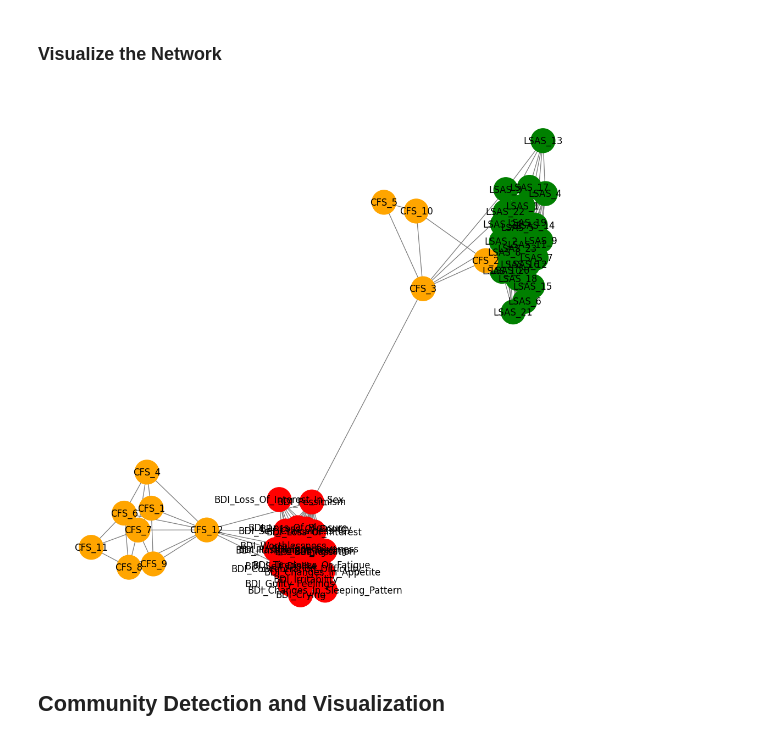
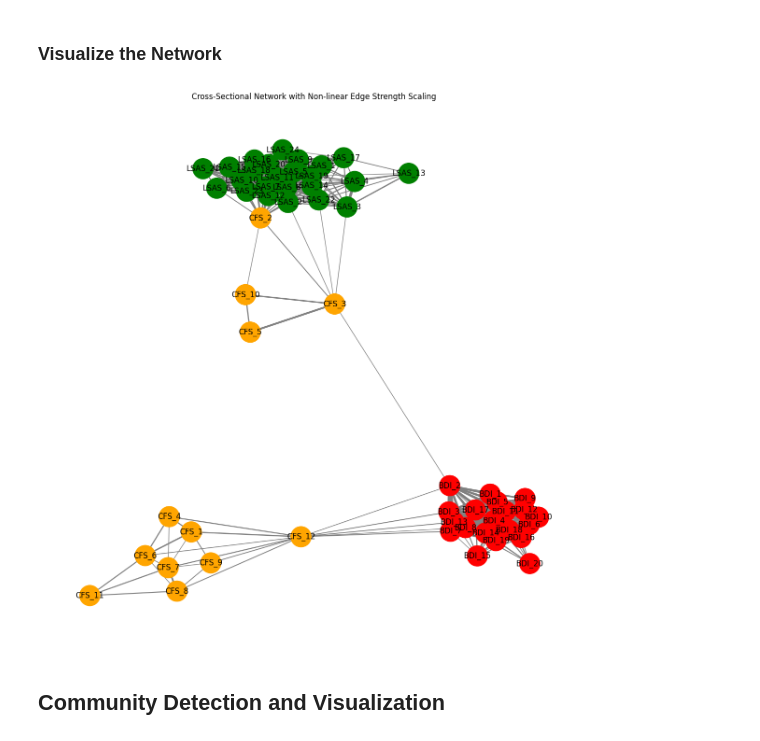
Before and after one commit to madisonlaprise/Senior_Thesis, a Jupyter notebook: Cross-Sectional/Question_Network_Standardized.ipynb, the cells around one changed output. Saved outputs shown, nothing was run; the diff lists cells and outputs as text; code cells hidden in the pictures.

```diff
--- a/Cross-Sectional/Question_Network_Standardized.ipynb
+++ b/Cross-Sectional/Question_Network_Standardized.ipynb
@@ -33,6 +33,10 @@ df_subset[reverse_columns] = 7 - df_subset[reverse_columns]
 
 # Reverse the direction of all CFS columns by multiplying by -1
 df_subset[cfs_columns] = df_subset[cfs_columns] * -1
+
+# Renaming the BDI columns to BDI_1, BDI_2, etc. based on the order they appear
+bdi_columns = [f"BDI_{i+1}" for i in range(len(bdi_columns))]
+df_subset.columns = lsas_columns + cfs_columns + bdi_columns
 
 
 # Define a function to standardize values
@@ -108,36 +112,43 @@ Number of edges: 444
 # %%
 import networkx as nx
 import matplotlib.pyplot as plt
 
 
 # Define a function to color nodes based on their survey type
 def get_node_color(node):
     if "LSAS" in node:
         return 'green'
     elif "CFS" in node:
         return 'orange'
     elif "BDI" in node:
         return 'red'
     else:
         return 'gray'  # Default color for unrecognized nodes
 
 # Assign colors to nodes based on their labels
 node_colors = [get_node_color(node) for node in G.nodes]
 
-# Define node positions using spring layout
-pos = nx.spring_layout(G)  # You can also try other layouts like nx.circular_layout(G)
+# Extract edge weights for edge thickness and apply non-linear scaling
+edge_weights = [G[u][v]['weight'] for u, v in G.edges()]
+scaled_weights = [abs(weight)**3 *15 for weight in edge_weights]  # Non-linear scaling
+# Cube it first then multiply by 15
 
 
+# Define node positions using spring layout
+pos = nx.spring_layout(G, seed=42)
+
 # Create the plot
-plt.figure(figsize=(10, 10))
+plt.figure(figsize=(15, 15))
+plt.title("Cross-Sectional Network with Non-linear Edge Strength Scaling")
 
-# Draw the graph
-nx.draw(G, pos, with_labels=True, node_color=node_colors, node_size=1000, edge_color='gray')
+# Draw the graph with varying edge thickness
+nx.draw(G, pos, with_labels=True, node_color=node_colors, node_size=1000,
+        width=scaled_weights, edge_color='gray')
 
 # Show the plot
 plt.show()
 # %% [output]
-[figure, old version]
+[figure, new version]
 # %% [markdown]
 ## Community Detection and Visualization
 # %%
```
Also changed, not shown: parts of 9 cells of this notebook.
